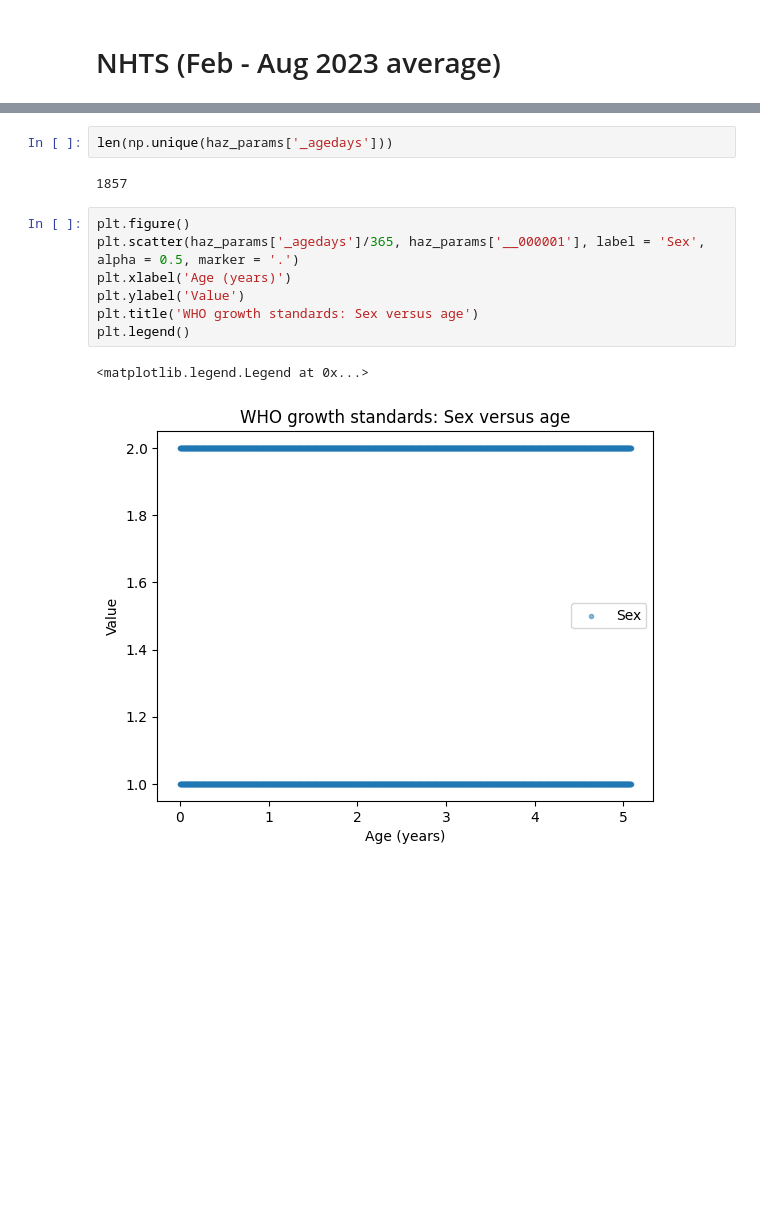
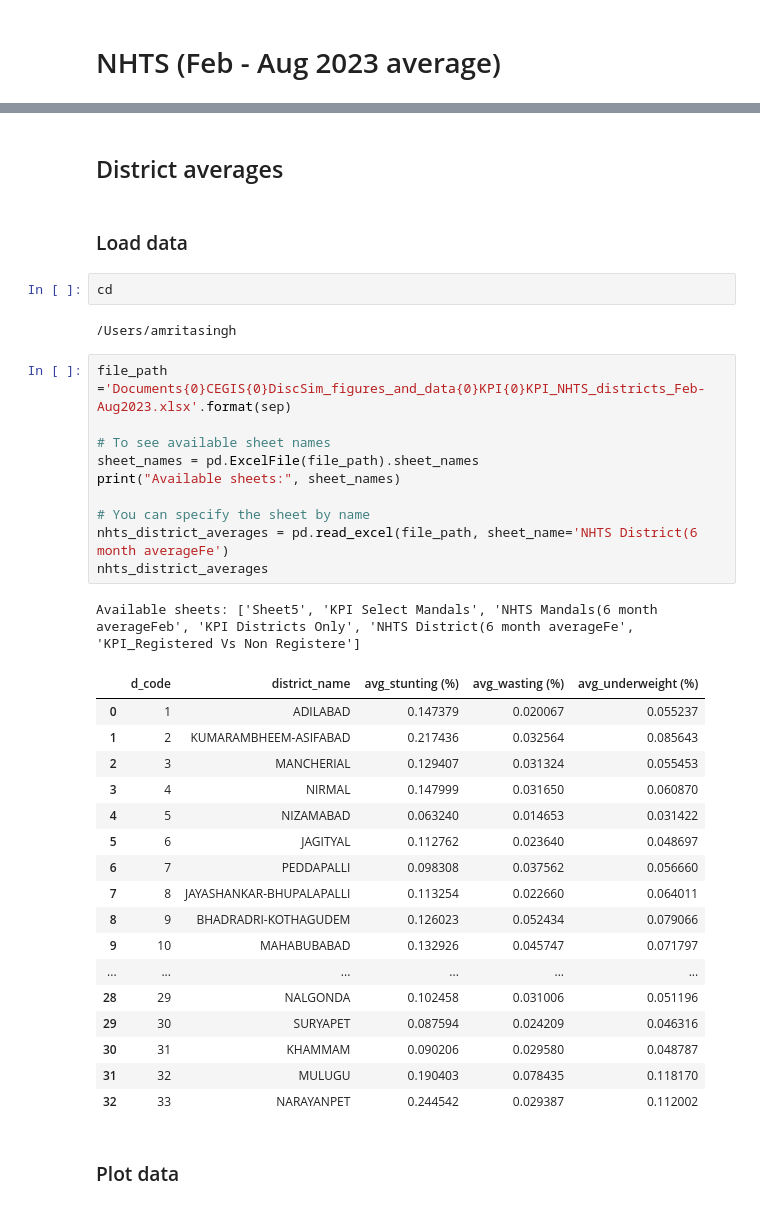
Before and after one commit to vaishnav-sudhanva/discsim, a Jupyter notebook: api/utils/Pre Survey Nested Simulation/ECD_data_analysis.ipynb, the cells around one changed output, grey strips where cells are left out. Cells and saved outputs as stored; diff of their text form; blank space fills up the shorter version.

Commit message:
plot nhts district averages

```diff
--- a/api/utils/Pre Survey Nested Simulation/ECD_data_analysis.ipynb
+++ b/api/utils/Pre Survey Nested Simulation/ECD_data_analysis.ipynb
@@ -1045,14 +979,39 @@ Text(0.5, 1.0, 'WHO growth standards: Length or height versus age')
-# %%
-len(np.unique(haz_params['_agedays']))
-# %% [output]
-1857
-# %%
-plt.figure()
-plt.scatter(haz_params['_agedays']/365, haz_params['__000001'], label = 'Sex', alpha = 0.5, marker = '.')
-plt.xlabel('Age (years)')
-plt.ylabel('Value')
-plt.title('WHO growth standards: Sex versus age')
-plt.legend()
-# %% [output]
-<matplotlib.legend.Legend at 0x...>
-[figure, removed]
+# %% [markdown]
+## District averages
+# %% [markdown]
+### Load data
+# %%
+cd
+# %% [output]
+/Users/amritasingh
+# %%
+file_path ='Documents{0}CEGIS{0}DiscSim_figures_and_data{0}KPI{0}KPI_NHTS_districts_Feb-Aug2023.xlsx'.format(sep)
+
+# To see available sheet names
+sheet_names = pd.ExcelFile(file_path).sheet_names
+print("Available sheets:", sheet_names)
+
+# You can specify the sheet by name
+nhts_district_averages = pd.read_excel(file_path, sheet_name='NHTS District(6 month averageFe')
+nhts_district_averages
+# %% [output]
+Available sheets: ['Sheet5', 'KPI Select Mandals', 'NHTS Mandals(6 month averageFeb', 'KPI Districts Only', 'NHTS District(6 month averageFe', 'KPI_Registered Vs Non Registere']
+|  | d_code | district_name | avg_stunting (%) | avg_wasting (%) | avg_underweight (%) |
+| 0 | 1 | ADILABAD | 0.147379 | 0.020067 | 0.055237 |
+| 1 | 2 | KUMARAMBHEEM-ASIFABAD | 0.217436 | 0.032564 | 0.085643 |
+| 2 | 3 | MANCHERIAL | 0.129407 | 0.031324 | 0.055453 |
+| 3 | 4 | NIRMAL | 0.147999 | 0.031650 | 0.060870 |
+| 4 | 5 | NIZAMABAD | 0.063240 | 0.014653 | 0.031422 |
+| 5 | 6 | JAGITYAL | 0.112762 | 0.023640 | 0.048697 |
+| 6 | 7 | PEDDAPALLI | 0.098308 | 0.037562 | 0.056660 |
+| 7 | 8 | JAYASHANKAR-BHUPALAPALLI | 0.113254 | 0.022660 | 0.064011 |
+| 8 | 9 | BHADRADRI-KOTHAGUDEM | 0.126023 | 0.052434 | 0.079066 |
+| 9 | 10 | MAHABUBABAD | 0.132926 | 0.045747 | 0.071797 |
+| ... | ... | ... | ... | ... | ... |
+| 28 | 29 | NALGONDA | 0.102458 | 0.031006 | 0.051196 |
+| 29 | 30 | SURYAPET | 0.087594 | 0.024209 | 0.046316 |
+| 30 | 31 | KHAMMAM | 0.090206 | 0.029580 | 0.048787 |
+| 31 | 32 | MULUGU | 0.190403 | 0.078435 | 0.118170 |
+| 32 | 33 | NARAYANPET | 0.244542 | 0.029387 | 0.112002 |
+# %% [markdown]
+### Plot data
```
Also changed, not shown: parts of 9 cells of this notebook.
